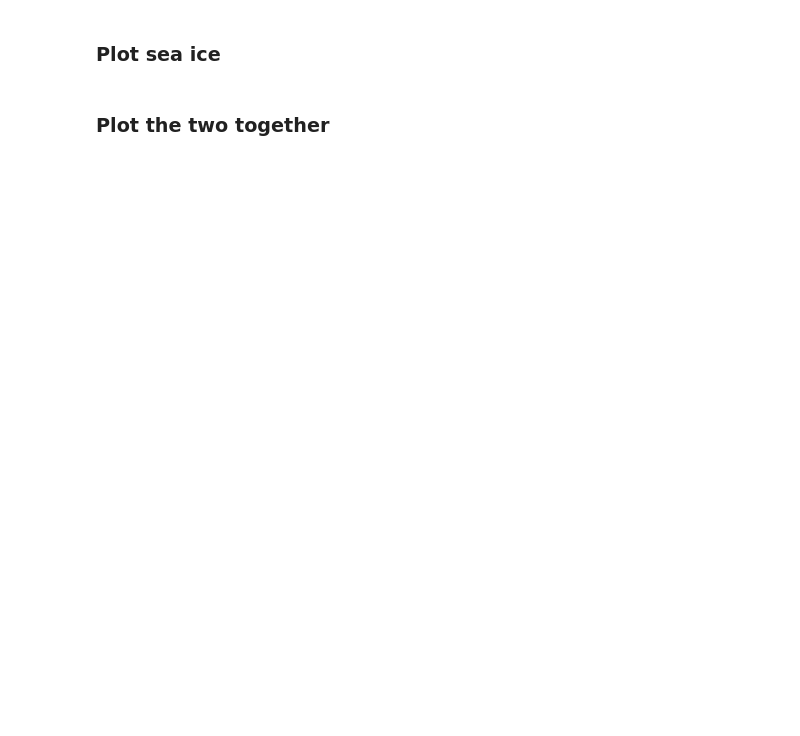
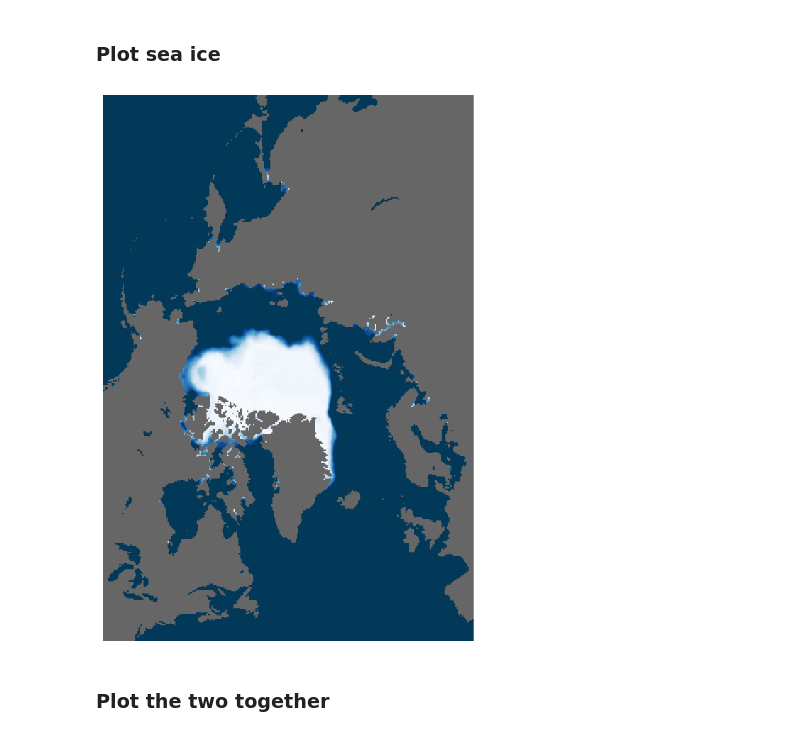
Before and after one commit to nsidc/seaice-cdr-learning-notebook, a Jupyter notebook: CDR-Notebooks/Notebook6.ipynb, the cells around one changed output. Cells and saved outputs as stored; diff of their text form; code cells hidden in the pictures; blank space fills up the shorter version.

```diff
--- a/CDR-Notebooks/Notebook6.ipynb
+++ b/CDR-Notebooks/Notebook6.ipynb
@@ -167,0 +94,16 @@ seaice_conc_1d = cdr_seaice_conc[oct_index[0],:,:]
+# %%
+# Pull out sea ice concentration variable into numpy array. Note that the variable name for the monthly data is cdr_seaice_conc_monthly
+cdr_seaice_conc_var = ds.variables['cdr_seaice_conc_monthly']
+cdr_seaice_conc = np.array(cdr_seaice_conc_var.data)
+
+# We want to extract Oct 2020 data. Find index where that occurs.
+time_var = ds.variables['time']
+time = np.array(time_var.data)
+oct_index = np.where(time == np.datetime64(datetime(2020, 10, 1)))
+
+# Here we are pulling out the Oct 2020 data from our cdr_seaice_conc variable.
+seaice_conc_oct2020 = np.squeeze(cdr_seaice_conc[oct_index[0],:,:])
+
+# Set all concentrations less than 15 to ocean (0)
+is_not_seaice = seaice_conc_oct2020 < .15
+seaice_conc_oct2020[is_not_seaice] = 0
@@ -168,27 +118,27 @@ seaice_conc_1d = cdr_seaice_conc[oct_index[0],:,:]
 # %% [markdown]
 ### Plot sea ice
 # %%
-# Filter out any concentrations less than 15%
-#sic_15 = ma.masked_outside(seaice_conc_np_2d_percent, 15, 255)
-#filter out the ocean pixels = 0
-ocean = ma.masked_outside(seaice_conc_1d, 0, 0)
+#filter out the ocean where pixels = 0
+ocean = ma.masked_outside(seaice_conc_oct2020, 0, 0)
 
-# Only keep sea ice conentration i.e. Remove the land (254)
-sic_15 = ma.masked_outside(seaice_conc_1d, .15, 1)
+# Only keep sea ice conentration >= 15%
+sic_15 = ma.masked_outside(seaice_conc_oct2020, .15, 1)
 
-# filter out the land pixels = 2.54
-land = ma.masked_outside(seaice_conc_1d, 2.54, 2.54)
-coast = ma.masked_outside(seaice_conc_1d, 2.53, 2.53)
-lakes = ma.masked_outside(seaice_conc_1d, 2.52, 2.52)
+# filter out the land, coast, and lakes
+land = ma.masked_outside(seaice_conc_oct2020, 2.54, 2.54)
+coast = ma.masked_outside(seaice_conc_oct2020, 2.53, 2.53)
+lakes = ma.masked_outside(seaice_conc_oct2020, 2.52, 2.52)
 
-fig, ax1 = plt.subplots(figsize=(22, 16))
+fig, ax1 = plt.subplots(figsize=(8, 10))
 seaice_15_plot = ax1.imshow(sic_15, cmap='Blues_r', interpolation='none')
 land_plot = ax1.imshow(land, cmap='Accent_r', interpolation='none')
 coast_plot = ax1.imshow(coast, cmap='Accent_r', interpolation='none')
 ocean_plot = ax1.imshow(ocean, cmap='PuBu_r', interpolation='none')
 lake_plot = ax1.imshow(lakes, cmap='PuBu_r', interpolation='none')
 plt.axis('off')
 plt.show()
+# %% [output]
+[figure, added]
 # %% [markdown]
 ### Plot the two together
 # %%
```
Also changed, not shown: parts of 15 cells of this notebook.
